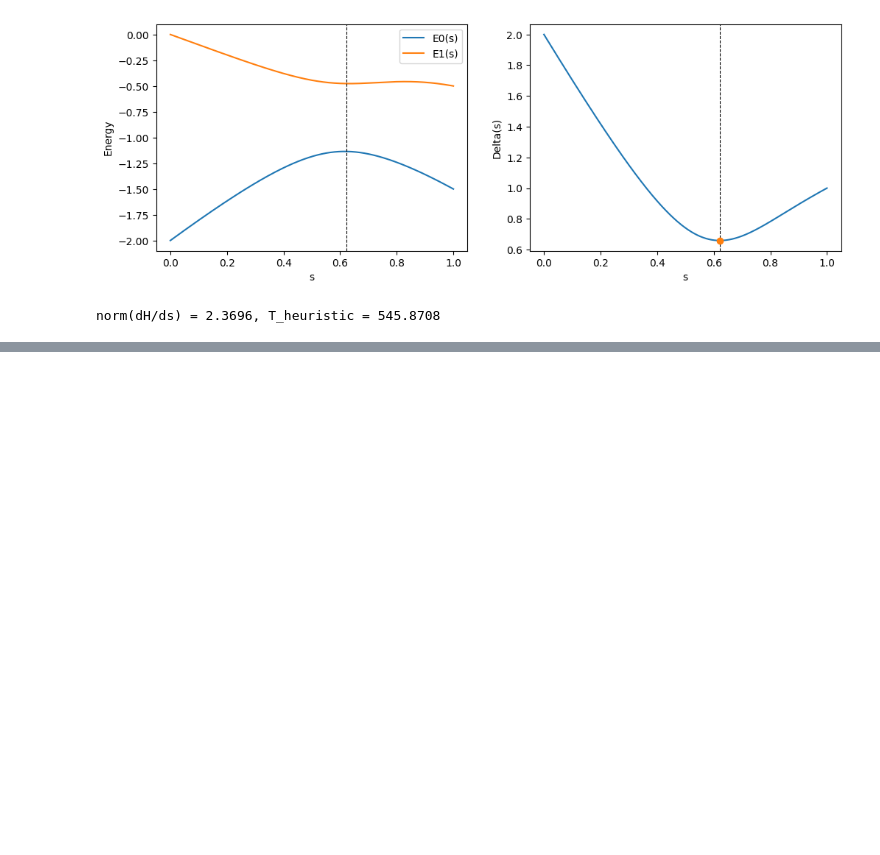
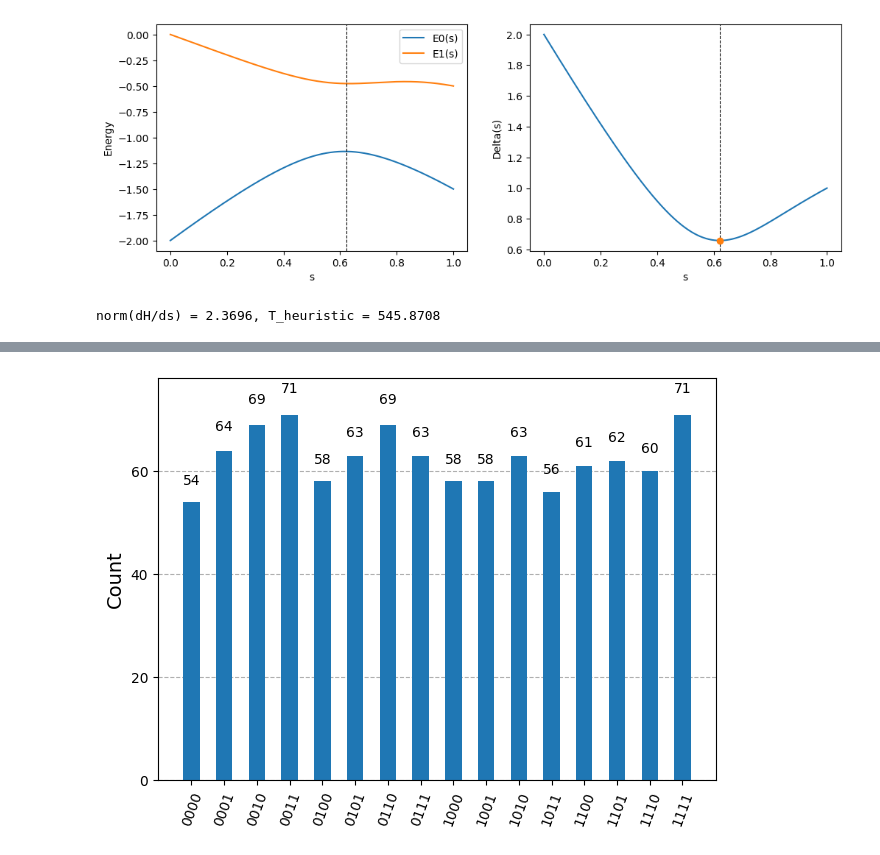
Before and after one commit to ahmad-shafiei/Quantum_Algorithm_Fundation, a Jupyter notebook: QS&QA_Fundation/snippets/adi_ising_qiskit.ipynb, the cells around one changed output, grey strips where cells are left out. Saved outputs shown, nothing was run; the diff lists cells and outputs as text; code cells hidden in the pictures; blank space fills up the shorter version.

```diff
--- a/QS&QA_Fundation/snippets/adi_ising_qiskit.ipynb
+++ b/QS&QA_Fundation/snippets/adi_ising_qiskit.ipynb
@@ -111,0 +174,30 @@ qc.draw('mpl')
+# %%
+# Step 2: Transpile
+from qiskit.transpiler.preset_passmanagers import generate_preset_pass_manager
+
+target = backend.target
+pm = generate_preset_pass_manager(target=target, optimization_level=3)
+
+qc_isa = pm.run(qc_qft)
+
+# Step 3: Run the job on a real quantum computer - try fake backend
+
+sampler = Sampler(mode=backend)
+pubs = [qc_isa]
+
+# Run the job on real quantum device
+
+job = sampler.run(pubs, shots=1000)
+res = job.result()
+counts = res[0].data.meas.get_counts()
+
+# OR Run the job on the Aer simulator with noise model from real backend
+
+# job = sampler_sim.run([qc_isa])
+# res = job.result()
+# counts = res[0].data.meas.get_counts()
+
+# Step 4: Post-Process
+plot_histogram(counts)
+# %% [output]
+[figure, added]
```
Also changed, not shown: parts of 12 cells of this notebook.
